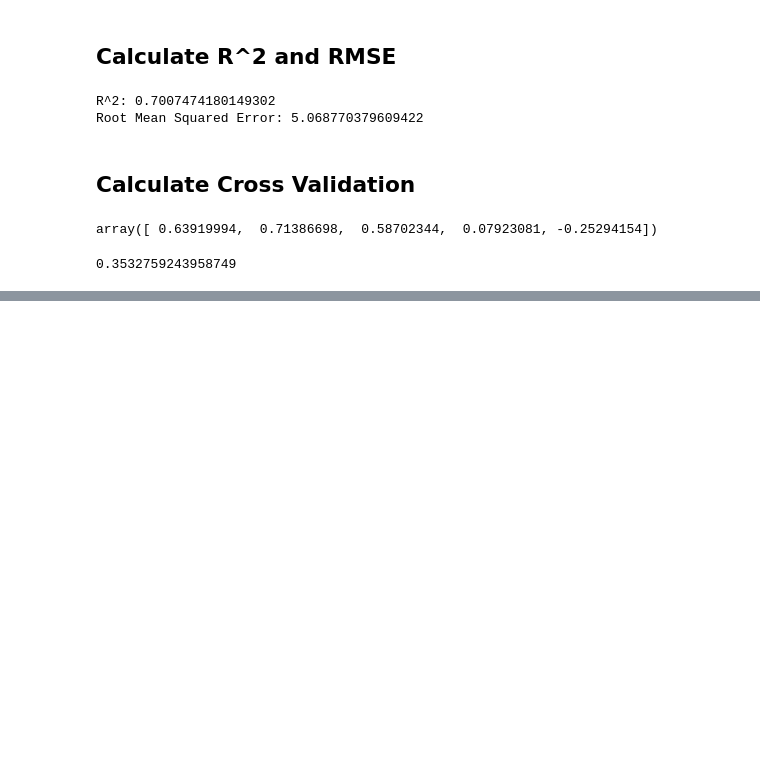
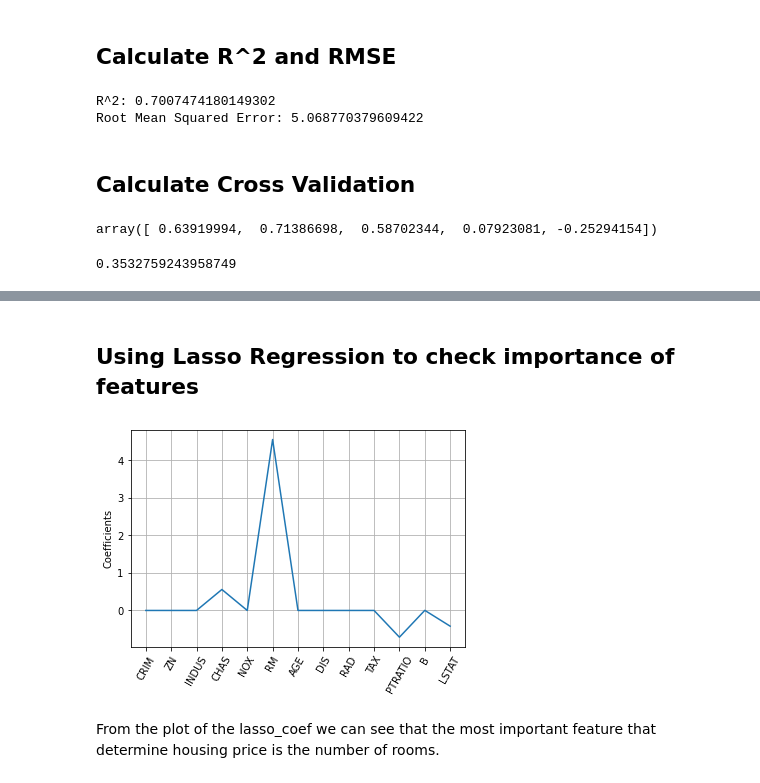
Before and after one commit to BoniOloff/Python-Machine-Learning, a Jupyter notebook: Linear Regression/Boston House Pricing.ipynb, the cells around one changed output, grey strips where cells are left out. Saved outputs shown, nothing was run; the diff lists cells and outputs as text; code cells hidden in the pictures; blank space fills up the shorter version.

```diff
--- a/Linear Regression/Boston House Pricing.ipynb
+++ b/Linear Regression/Boston House Pricing.ipynb
@@ -110,0 +117,2 @@ np.mean(cv_result)
+# %% [markdown]
+## Using Lasso Regression to check importance of features
@@ -110,0 +121,15 @@ np.mean(cv_result)
+# %%
+lasso = Lasso(alpha=0.1, normalize=True)
+# %%
+lasso_coef = lasso.fit(X_train, y_train).coef_
+# %%
+names = X_train.columns
+plt.plot(range(len(names)), lasso_coef)
+plt.xticks(range(len(names)), names, rotation=60)
+plt.ylabel("Coefficients")
+plt.grid(True)
+plt.show()
+# %% [output]
+[figure, added]
+# %% [markdown]
+From the plot of the lasso_coef we can see that the most important feature that determine housing price is the number of rooms.
```
Also changed, not shown: parts of 5 cells of this notebook, 2 other files.
